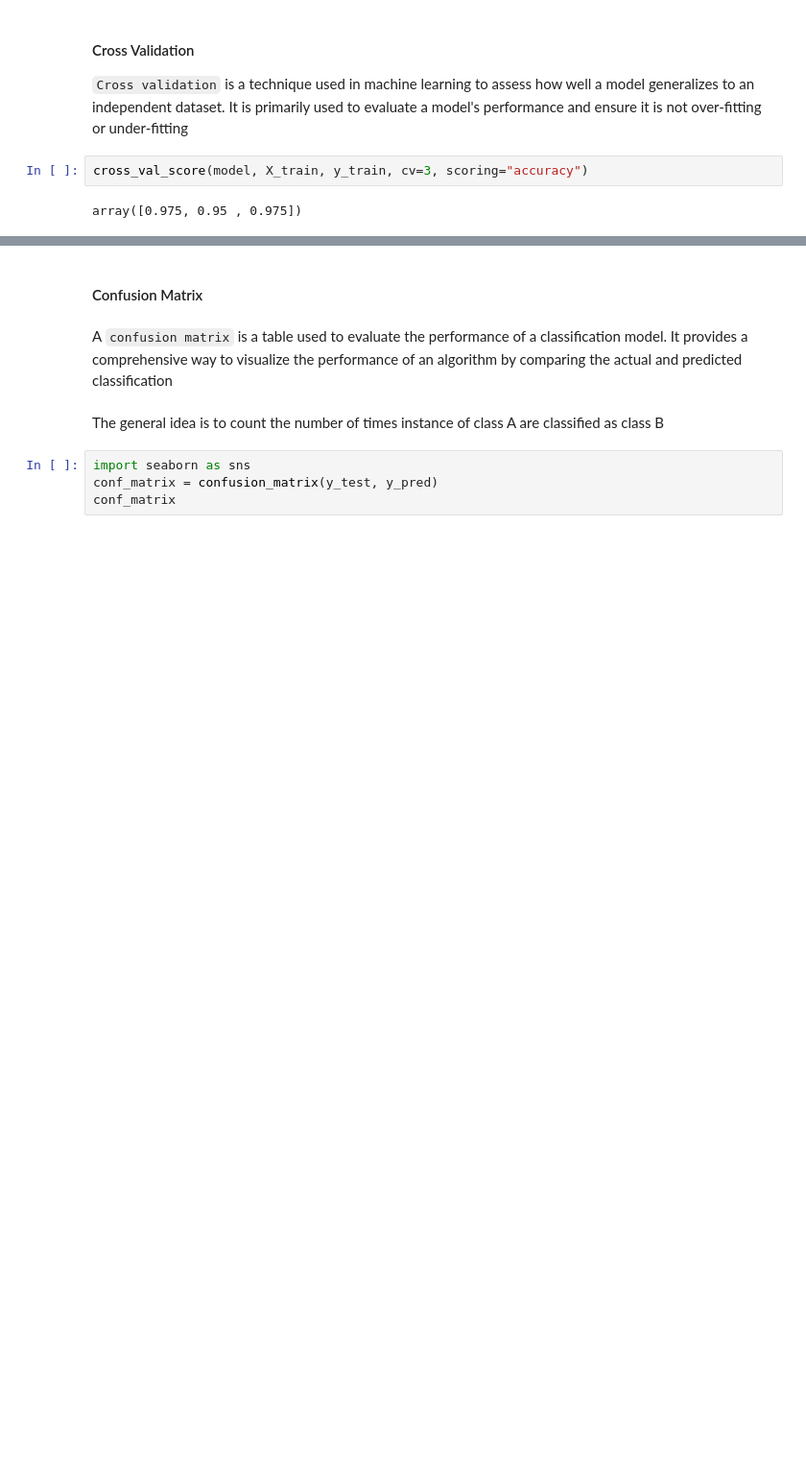
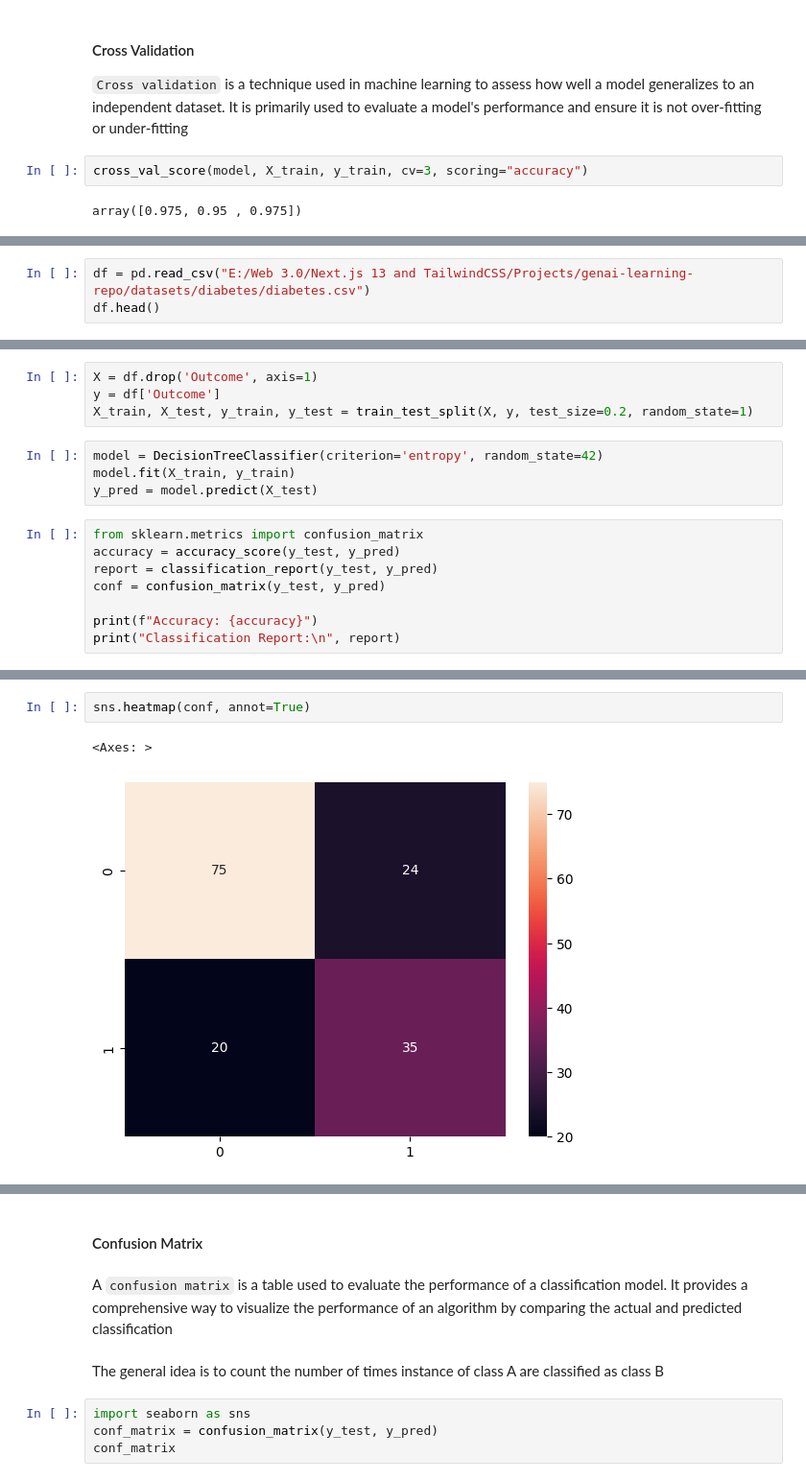
Before and after one commit to mmaazkhanhere/genai-learning-repo, a Jupyter notebook: machine-learning-course/course.ipynb, the cells around one changed output, grey strips where cells are left out. Shown at 96% size. Cells and saved outputs as stored; diff of their text form; blank space fills up the shorter version.

Commit message:
decision tree done

```diff
--- a/machine-learning-course/course.ipynb
+++ b/machine-learning-course/course.ipynb
@@ -1290,0 +1338,3 @@ array([0.975, 0.95 , 0.975])
+# %%
+df = pd.read_csv("E:/Web 3.0/Next.js 13 and TailwindCSS/Projects/genai-learning-repo/datasets/diabetes/diabetes.csv")
+df.head()
@@ -1290,0 +1348,16 @@ array([0.975, 0.95 , 0.975])
+# %%
+X = df.drop('Outcome', axis=1)
+y = df['Outcome']
+X_train, X_test, y_train, y_test = train_test_split(X, y, test_size=0.2, random_state=1)
+# %%
+model = DecisionTreeClassifier(criterion='entropy', random_state=42)
+model.fit(X_train, y_train)
+y_pred = model.predict(X_test)
+# %%
+from sklearn.metrics import confusion_matrix
+accuracy = accuracy_score(y_test, y_pred)
+report = classification_report(y_test, y_pred)
+conf = confusion_matrix(y_test, y_pred)
+
+print(f"Accuracy: {accuracy}")
+print("Classification Report:\n", report)
@@ -1290,0 +1375,5 @@ array([0.975, 0.95 , 0.975])
+# %%
+sns.heatmap(conf, annot=True)
+# %% [output]
+<Axes: >
+[figure, added]
```
Also changed, not shown: parts of 29 cells of this notebook, 1 other file.
